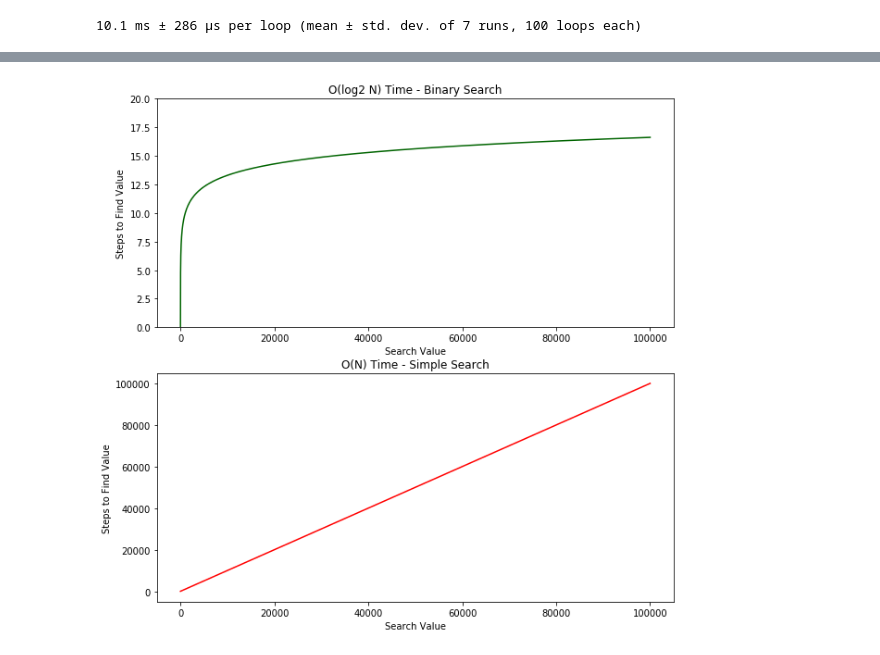
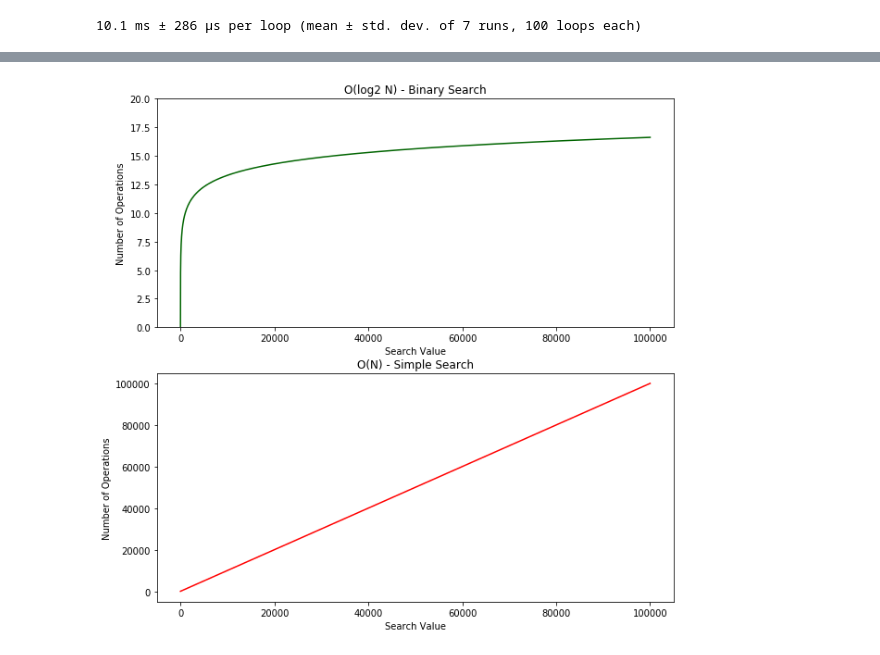
Before and after one commit to Jason-Adam/grokking-algorithms, a Jupyter notebook: binary_search.ipynb, the cells around one changed output, grey strips where cells are left out. Cells and saved outputs as stored; diff of their text form; code cells hidden in the pictures.

Commit message:
updated binary search

```diff
--- a/binary_search.ipynb
+++ b/binary_search.ipynb
@@ -60,8 +69,11 @@ def simple_search(sorted_list: List[int], item: int) -> Tuple[int, int]:
 # %%
-sl_100k = [i for i in range(1, 100001)]
+# Create list
+sl_100k = list(range(1, 100001))
 
+# Run binary search
 item_index, steps = binary_search(sl_100k, 70000)
 
+# Output
 print("List length = {}".format(len(sl_100k)))
 print("Item index = {}".format(item_index))
 print("Total steps = {}".format(steps))
@@ -82,17 +107,20 @@ simple_search(sl_100k, 70000)
 # %%
+bs = np.log2(np.array(sl_100k))
+ss = np.array(sl_100k)
+
 fig, ax = plt.subplots(figsize=(10, 10), nrows=2, ncols=1)
 
-ax[0].plot(np.log2(np.array(sl_100k)), color="darkgreen")
+ax[0].plot(bs, color="darkgreen")
 ax[0].set_ylim(0, 20)
-ax[0].set_title("O(log2 N) Time - Binary Search")
-ax[0].set_ylabel("Steps to Find Value")
+ax[0].set_title("O(log2 N) - Binary Search")
+ax[0].set_ylabel("Number of Operations")
 ax[0].set_xlabel("Search Value")
 
-ax[1].plot(np.array(sl_100k), color="red")
-ax[1].set_title("O(N) Time - Simple Search")
-ax[1].set_ylabel("Steps to Find Value")
+ax[1].plot(ss, color="red")
+ax[1].set_title("O(N) - Simple Search")
+ax[1].set_ylabel("Number of Operations")
 ax[1].set_xlabel("Search Value")
 
 plt.show()
 # %% [output]
-[figure, old version]
+[figure, new version]
```
Also changed, not shown: parts of 11 cells of this notebook.
